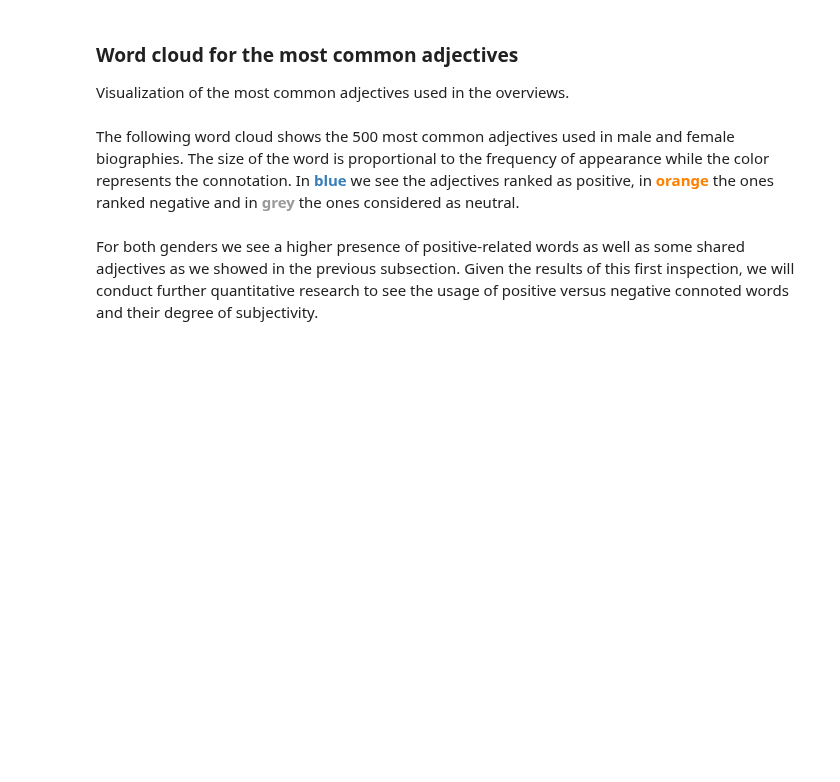
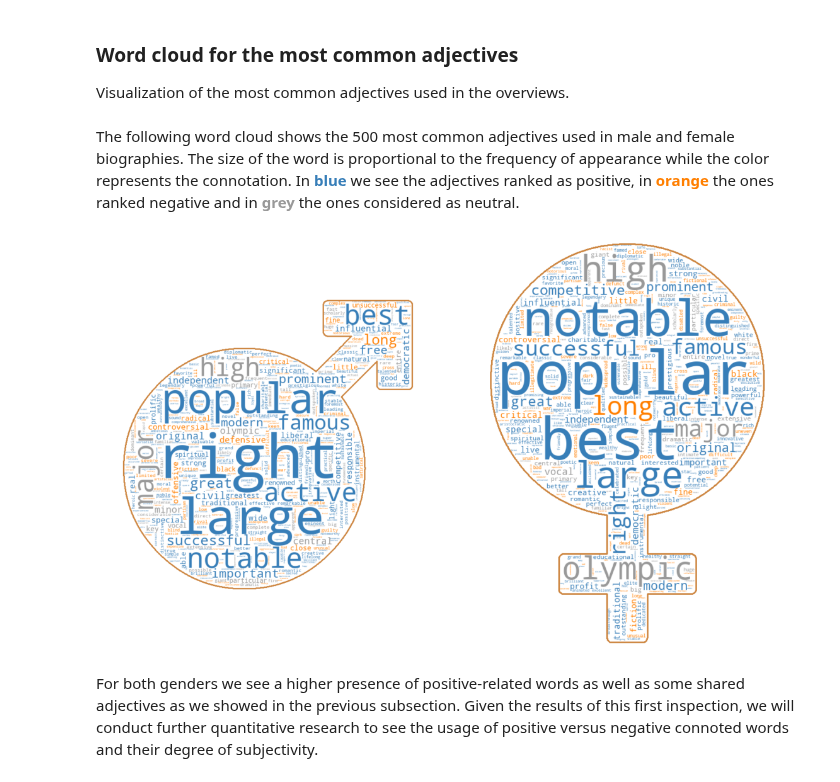
Before and after one commit to natbolon/wiki-gender, a Jupyter notebook: src/Wikipedia_Gender.ipynb, the cells around one changed output. Saved outputs shown, nothing was run; the diff lists cells and outputs as text; code cells hidden in the pictures; blank space fills up the shorter version.

Commit message:
refactor continues! (with wordcloud)

```diff
--- a/src/Wikipedia_Gender.ipynb
+++ b/src/Wikipedia_Gender.ipynb
@@ -471,49 +488,17 @@ Visualization of the most common adjectives used in the overviews.
 # %%
 adj_male_dict = most_common_adj_male.select('adjectives', 'count').toPandas().set_index('adjectives').T.to_dict('records')
 adj_female_dict = most_common_adj_fem.select('adjectives', 'count').toPandas().set_index('adjectives').T.to_dict('records')
-# %%
-# map subjectity of words to colors
-word_to_color = dict()
-
-for word in subjectivity_dictionary:
-    if subjectivity_dictionary[word][1] == "positive":
-        word_to_color[word] = '#377eb8' # blue
-    if subjectivity_dictionary[word][1] == "negative":
-        word_to_color[word] = '#ff7f00' # orange
-    if subjectivity_dictionary[word][1] == "neutral":
-        word_to_color[word] = '#999999' # grey
-
-def color_func(word, *args, **kwargs):
-    try:
-        color = word_to_color[word]
-    except KeyError:
-        color = '#000000' # black
-    return color
-# %%
-def generate_wordcloud(mask_image, adj_dict):
-    mask_ = np.array(Image.open(mask_image))
-    wc = WordCloud(background_color="white", max_words=500, mask=mask_,
-               contour_width=3, contour_color='peru', color_func=color_func)
-    # generate word cloud
-    wc.generate_from_frequencies(adj_dict[0])
-
-    return wc
-
-
-def viz_wordcloud(wc_male, wc_fem):
-    fig,ax = plt.subplots(1,2, figsize=(20,20))
-    ax[0].imshow(wc_male, cmap=plt.cm.gray, interpolation="bilinear")
-    ax[0].axis("off")
-    ax[1].imshow(wc_fem, cmap=plt.cm.gray, interpolation="bilinear")
-    ax[1].axis("off")
-    plt.show()
 # %% [markdown]
 The following word cloud shows the 500 most common adjectives used in male and female biographies. The size of the word is proportional to the frequency of appearance while the color represents the connotation. In <span style="color:#377eb8">**blue**</span>  we see the adjectives ranked as positive, in <span style="color:#ff7f00">**orange**</span>  the ones ranked negative and in <span style="color:#999999">**grey**</span> the ones considered as neutral.
 # %%
-wc_male   = generate_wordcloud("../data/male.png", adj_male_dict)
-wc_female = generate_wordcloud("../data/female.png", adj_female_dict)
+word_to_color_dict = word_to_color(subjectivity_dictionary)
+
+wc_male   = generate_wordcloud("../data/male.png", adj_male_dict, word_to_color_dict)
+wc_female = generate_wordcloud("../data/female.png", adj_female_dict, word_to_color_dict)
 
 viz_wordcloud(wc_male, wc_female)
+# %% [output]
+[figure, added]
 # %% [markdown]
 For both genders we see a higher presence of positive-related words as well as some shared adjectives as we showed in the previous subsection. Given the results of this first inspection, we will conduct further quantitative research to see the usage of positive versus negative connoted words and their degree of subjectivity.
 # %% [markdown]
```
Also changed, not shown: parts of 3 cells of this notebook, 2 other files.
